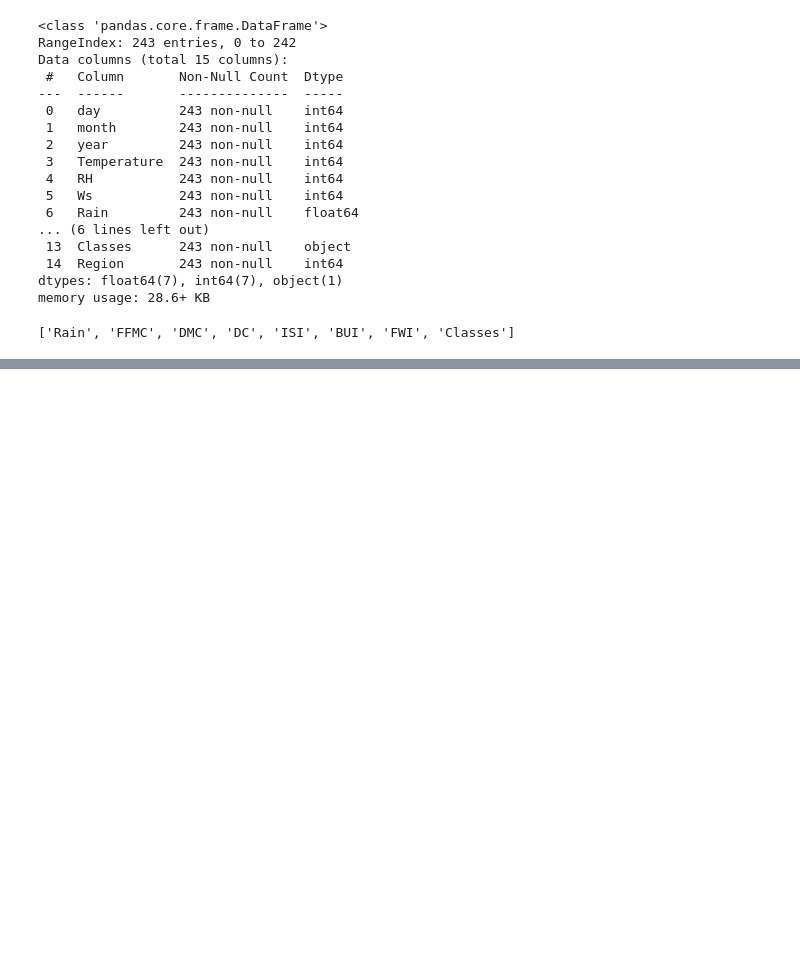
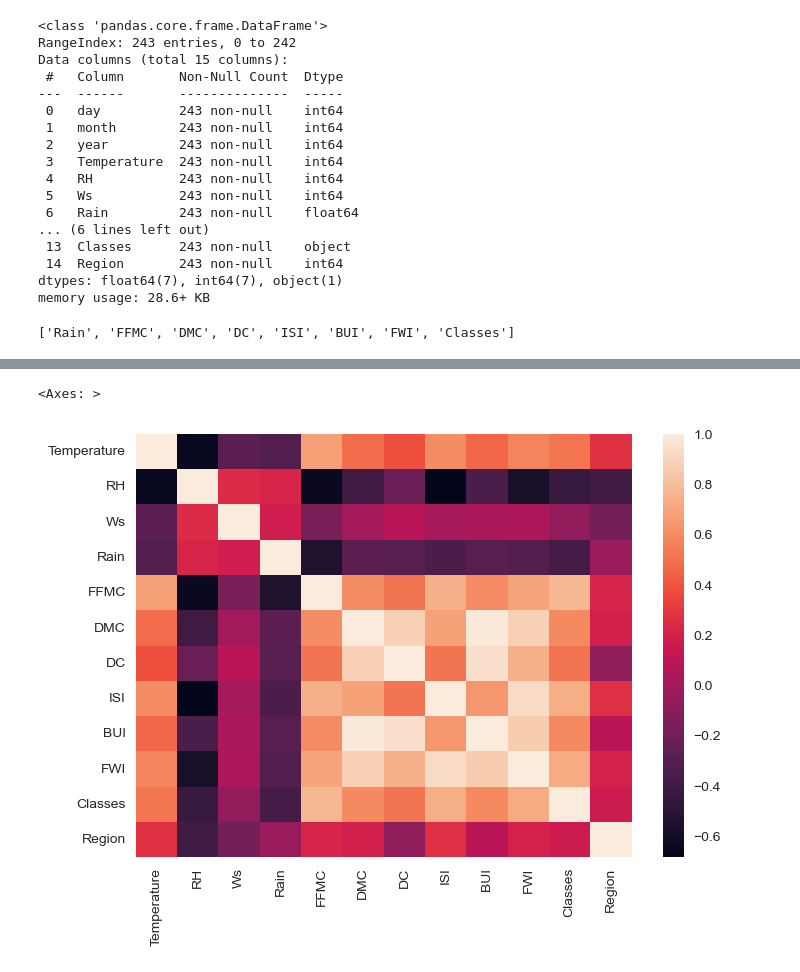
Before and after one commit to md-zaid-10/Machine-Learning, a Jupyter notebook: Algerian Fire Project/EDA.ipynb, the cells around one changed output, grey strips where cells are left out. Drawn from its saved outputs; the diff is of its cells as text; code cells hidden in the pictures; blank space fills up the shorter version.

```diff
--- a/Algerian Fire Project/EDA.ipynb
+++ b/Algerian Fire Project/EDA.ipynb
@@ -282,0 +352,5 @@ df.to_csv('Algerian_forest_fires_dataset_cleaned.csv', index=False)
+# %%
+sns.heatmap(df_copy.corr())
+# %% [output]
+<Axes: >
+[figure, added]
```
Also changed, not shown: parts of 16 cells of this notebook, 3 other files.
